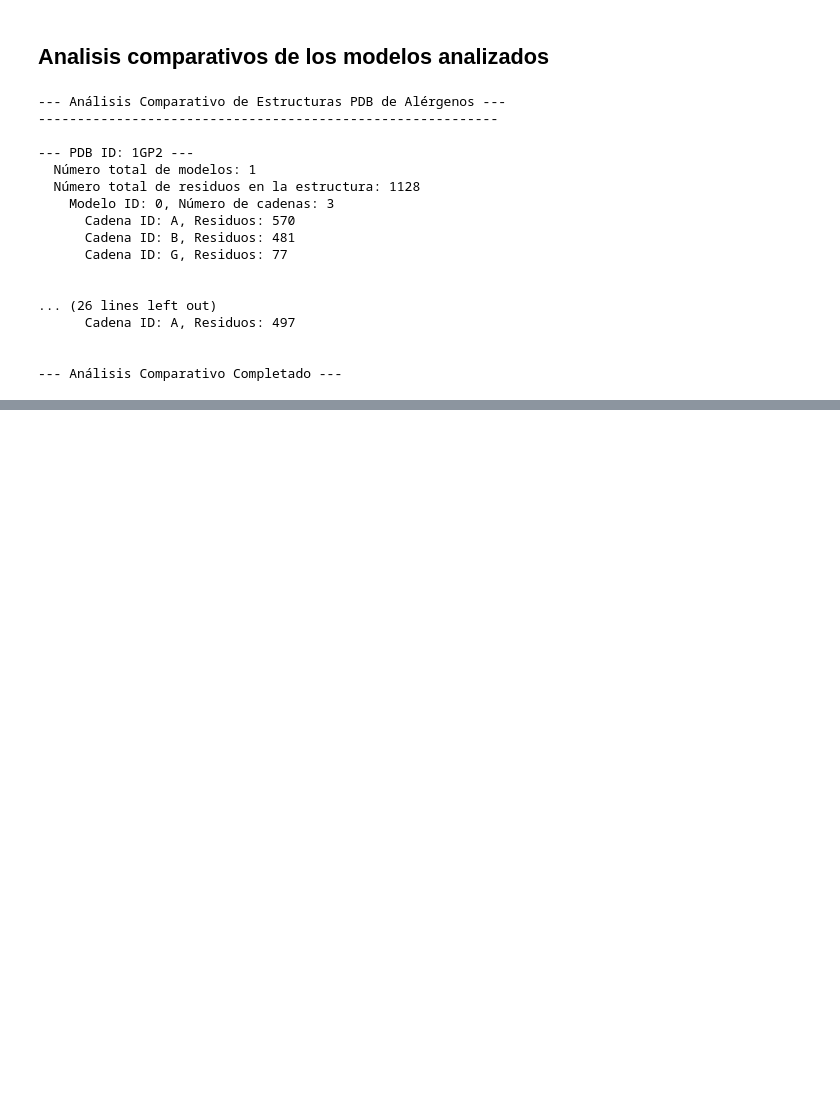
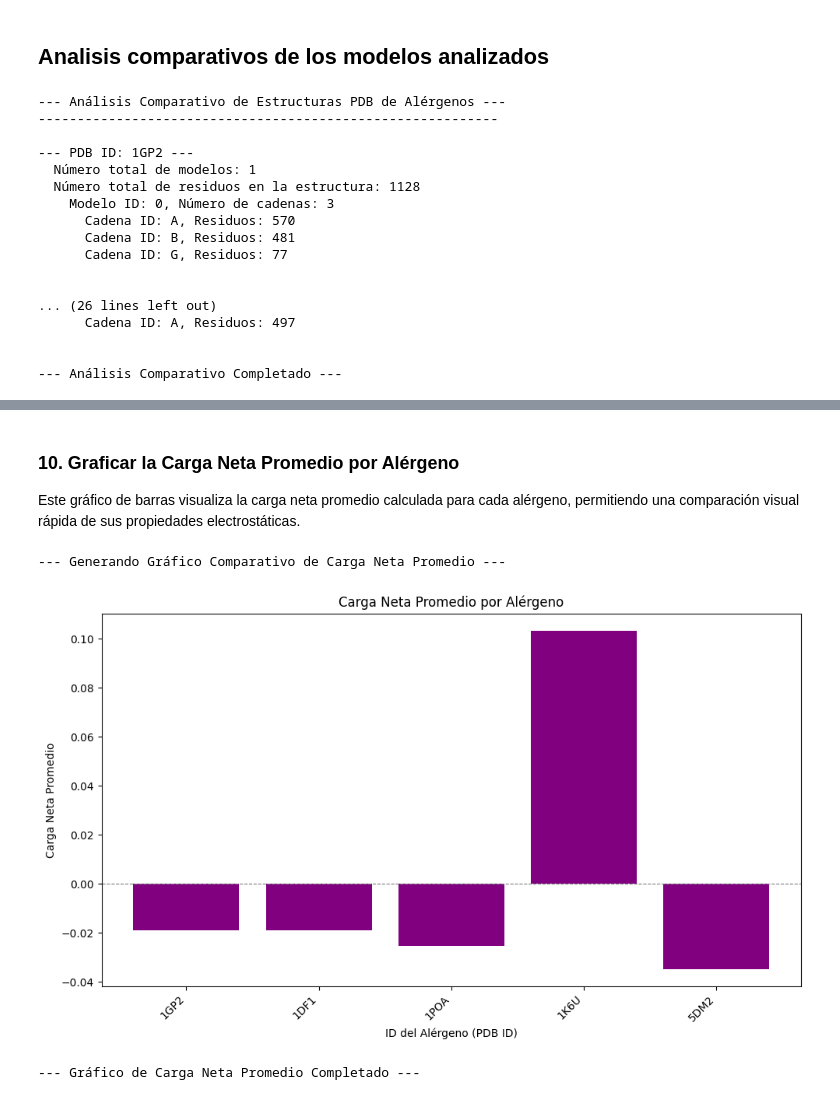
Before and after one commit to AngelTroncoso/Alergias, a Jupyter notebook: 01_Análisis_de_Estructuras_PDB.ipynb, the cells around one changed output, grey strips where cells are left out. Cells and saved outputs as stored; diff of their text form; code cells hidden in the pictures; blank space fills up the shorter version.

```diff
--- a/01_Análisis_de_Estructuras_PDB.ipynb
+++ b/01_Análisis_de_Estructuras_PDB.ipynb
@@ -415,0 +685,30 @@ print("--- Análisis Comparativo Completado ---")
+# %% [markdown]
+### 10. Graficar la Carga Neta Promedio por Alérgeno
+
+Este gráfico de barras visualiza la carga neta promedio calculada para cada alérgeno, permitiendo una comparación visual rápida de sus propiedades electrostáticas.
+# %%
+import matplotlib.pyplot as plt
+
+print("\n--- Generando Gráfico Comparativo de Carga Neta Promedio ---")
+
+pdb_ids_for_charge_plot = list(allergen_net_charges.keys())
+net_charges_for_plot = list(allergen_net_charges.values())
+
+if pdb_ids_for_charge_plot:
+    plt.figure(figsize=(10, 6))
+    plt.bar(pdb_ids_for_charge_plot, net_charges_for_plot, color='purple')
+    plt.xlabel('ID del Alérgeno (PDB ID)')
+    plt.ylabel('Carga Neta Promedio')
+    plt.title('Carga Neta Promedio por Alérgeno')
+    plt.axhline(0, color='gray', linestyle='--', linewidth=0.8) # Línea de referencia en 0
+    plt.xticks(rotation=45, ha='right')
+    plt.tight_layout()
+    plt.show()
+else:
+    print("No hay datos de carga neta para generar el gráfico.")
+
+print("\n--- Gráfico de Carga Neta Promedio Completado ---")
+# %% [output]
+--- Generando Gráfico Comparativo de Carga Neta Promedio ---
+[figure, added]
+--- Gráfico de Carga Neta Promedio Completado ---
```
Also changed, not shown: parts of 10 cells of this notebook.
